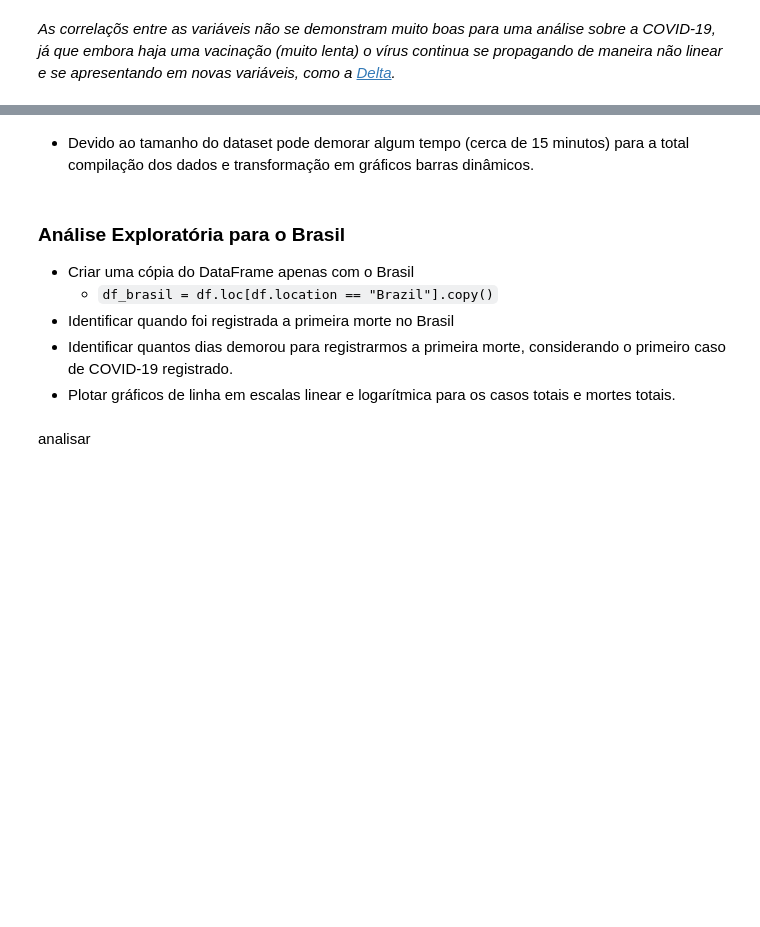
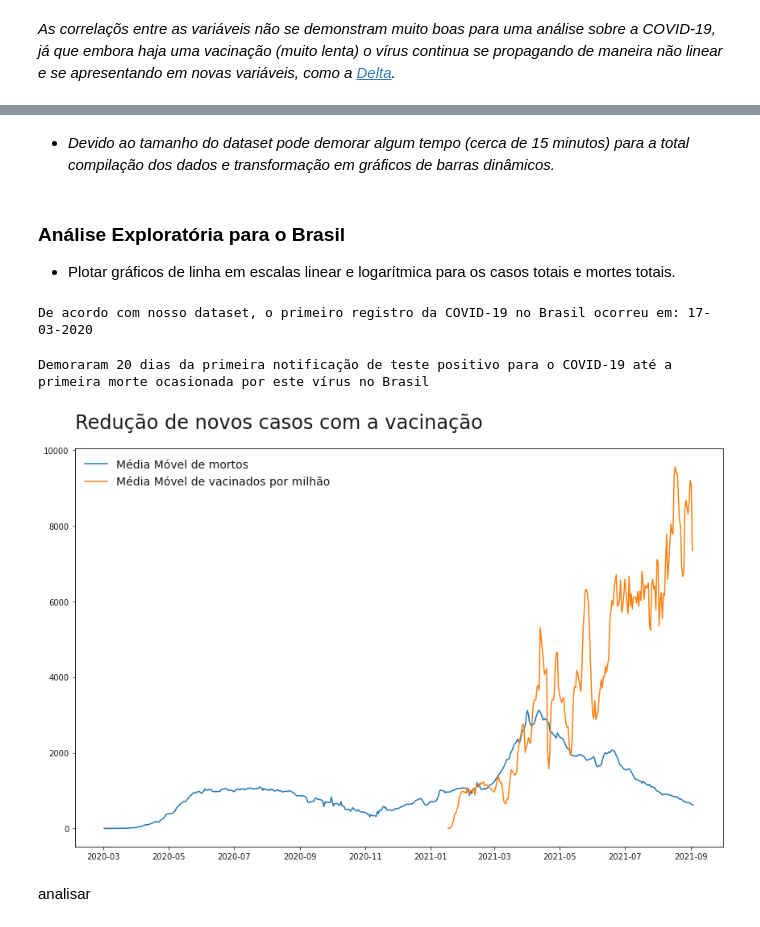
Before and after one commit to FerrazThales/Analysis_COVID_19, a Jupyter notebook: Panorama_da_COVID_19.ipynb, the cells around one changed output, grey strips where cells are left out. Saved outputs shown, nothing was run; the diff lists cells and outputs as text; code cells hidden in the pictures; blank space fills up the shorter version.

```diff
--- a/Panorama_da_COVID_19.ipynb
+++ b/Panorama_da_COVID_19.ipynb
@@ -513,10 +544,6 @@ bcr.bar_chart_race(
 # %% [markdown]
-* Devido ao tamanho do dataset pode demorar algum tempo (cerca de 15 minutos) para a total compilação dos dados e transformação em gráficos barras dinâmicos.
+* *Devido ao tamanho do dataset pode demorar algum tempo (cerca de 15 minutos) para a total compilação dos dados e transformação em gráficos de barras dinâmicos.*
 # %% [markdown]
 ### Análise Exploratória para o Brasil
 
-* Criar uma cópia do DataFrame apenas com o Brasil
-    * `df_brasil = df.loc[df.location == "Brazil"].copy()`
-* Identificar quando foi registrada a primeira morte no Brasil
-* Identificar quantos dias demorou para registrarmos a primeira morte, considerando o primeiro caso de COVID-19 registrado.
 * Plotar gráficos de linha em escalas linear e logarítmica para os casos totais e mortes totais.
@@ -523,13 +553,34 @@ bcr.bar_chart_race(
+# %%
+#o primeiro registro de morte da covid no Brasil
+data_primeira_morte=df_brasil[~df_brasil['total_deaths'].isna()].index[0]
+print('De acordo com nosso dataset, o primeiro registro da COVID-19 no Brasil ocorreu em:',data_primeira_morte.strftime('%d-%m-%Y'))
+# %% [output]
+De acordo com nosso dataset, o primeiro registro da COVID-19 no Brasil ocorreu em: 17-03-2020
+# %%
+#o primeiro caso de covid no Brazil
+data_primeiro_caso = df_brasil.index[0]
+
+#primeira morte de covid no brasil
+data_primeira_morte=df_brasil[~df_brasil['total_deaths'].isna()].index[0]
+
+#tempo entre a primeira morte e o primeiro caso
+print('Demoraram {} dias da primeira notificação de teste positivo para o COVID-19 até a primeira morte ocasionada por este vírus no Brasil'.format((data_primeira_morte-data_primeiro_caso).days))
+# %% [output]
+Demoraram 20 dias da primeira notificação de teste positivo para o COVID-19 até a primeira morte ocasionada por este vírus no Brasil
 # %%
-#gráfico de linhas das médias móveis de novos casos e da vacinação
-
+#criando o figure e o ax no matplotlib
 fig,ax = plt.subplots(figsize=(12,8))
 
-ax.set_title('Redução de novos casos com a vacinação',loc='left')
+#parâmetros do gráfico
+ax.set_title('Redução de novos casos com a vacinação',loc='left',pad=25,fontdict={'fontsize':24,'family':'DejaVu Sans'})
 ax.plot(df_covid.loc[df_covid.location =='Brazil','new_deaths_smoothed'])
 ax.plot(df_covid.loc[df_covid.location =='Brazil','new_vaccinations_smoothed_per_million'])
-ax.legend(['Média Móvel de mortos','Média Móvel de Vacinados por milhão'])
-plt.show();
+ax.legend(['Média Móvel de mortos','Média Móvel de vacinados por milhão'],frameon=False,fontsize=14)
+
+#plotando os gráficos
+plt.tight_layout();
+# %% [output]
+[figure, added]
 # %% [markdown]
 analisar
 # %% [markdown]
```
Also changed, not shown: parts of 7 cells of this notebook.
